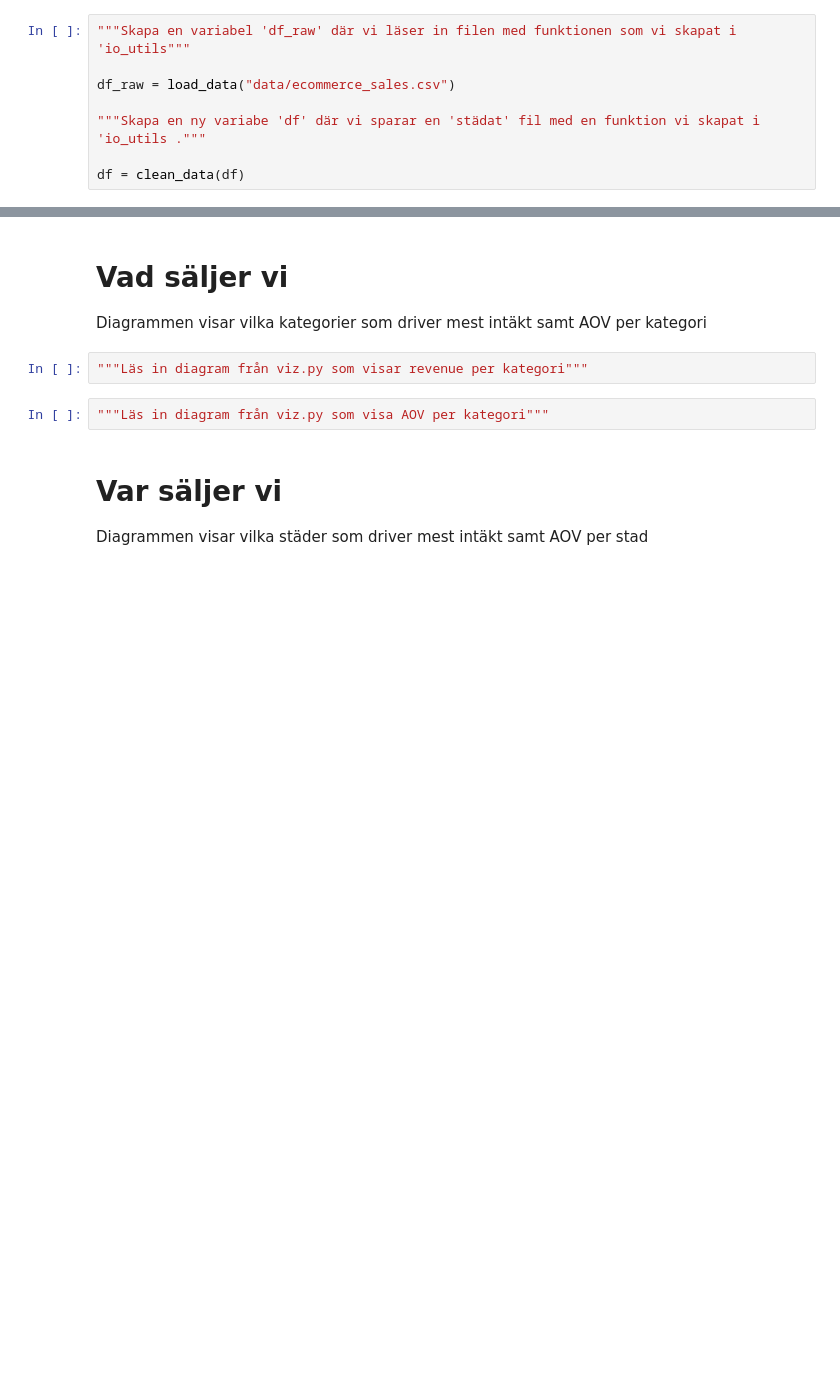
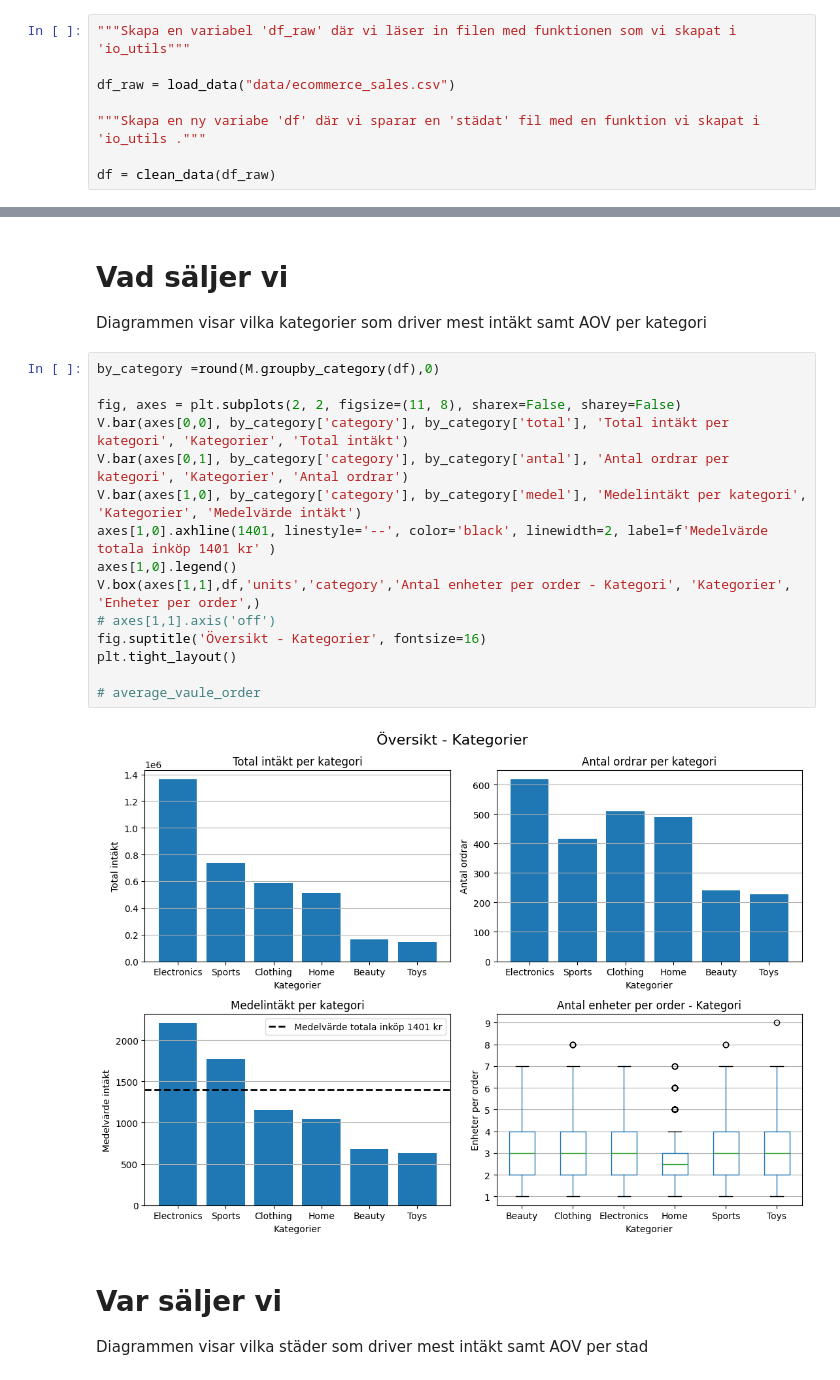
Before and after one commit to eliasstalfreelancer/GruppArbete, a Jupyter notebook: Report.ipynb, the cells around one changed output, grey strips where cells are left out. Saved outputs shown, nothing was run; the diff lists cells and outputs as text; blank space fills up the shorter version.

Commit message:
Added function in metric(groupby category), added function in viz (bar and box). Added diagram in notebook 'översikt Kategorier'

```diff
--- a/Report.ipynb
+++ b/Report.ipynb
@@ -17,4 +19,4 @@ df_raw = load_data("data/ecommerce_sales.csv")
 
 """Skapa en ny variabe 'df' där vi sparar en 'städat' fil med en funktion vi skapat i 'io_utils ."""
 
-df = clean_data(df)
+df = clean_data(df_raw)
@@ -61,10 +47,23 @@ Nedan presneteras en snabb sammanfattning av nyckeltal.
 # %% [markdown]
 # Vad säljer vi
 Diagrammen visar vilka kategorier som driver mest intäkt samt AOV per kategori
-# %%
-"""Läs in diagram från viz.py som visar revenue per kategori"""
-# %%
-"""Läs in diagram från viz.py som visa AOV per kategori"""
+# %%
+by_category =round(M.groupby_category(df),0)
+
+fig, axes = plt.subplots(2, 2, figsize=(11, 8), sharex=False, sharey=False)
+V.bar(axes[0,0], by_category['category'], by_category['total'], 'Total intäkt per kategori', 'Kategorier', 'Total intäkt')
+V.bar(axes[0,1], by_category['category'], by_category['antal'], 'Antal ordrar per kategori', 'Kategorier', 'Antal ordrar')
+V.bar(axes[1,0], by_category['category'], by_category['medel'], 'Medelintäkt per kategori', 'Kategorier', 'Medelvärde intäkt')
+axes[1,0].axhline(1401, linestyle='--', color='black', linewidth=2, label=f'Medelvärde totala inköp 1401 kr' )
+axes[1,0].legend()
+V.box(axes[1,1],df,'units','category','Antal enheter per order - Kategori', 'Kategorier', 'Enheter per order',)
+# axes[1,1].axis('off')
+fig.suptitle('Översikt - Kategorier', fontsize=16)
+plt.tight_layout()
+
+# average_vaule_order
+# %% [output]
+[figure, added]
 # %% [markdown]
 # Var säljer vi
 Diagrammen visar vilka städer som driver mest intäkt samt AOV per stad
```
Also changed, not shown: parts of 7 cells of this notebook, 2 other files.
